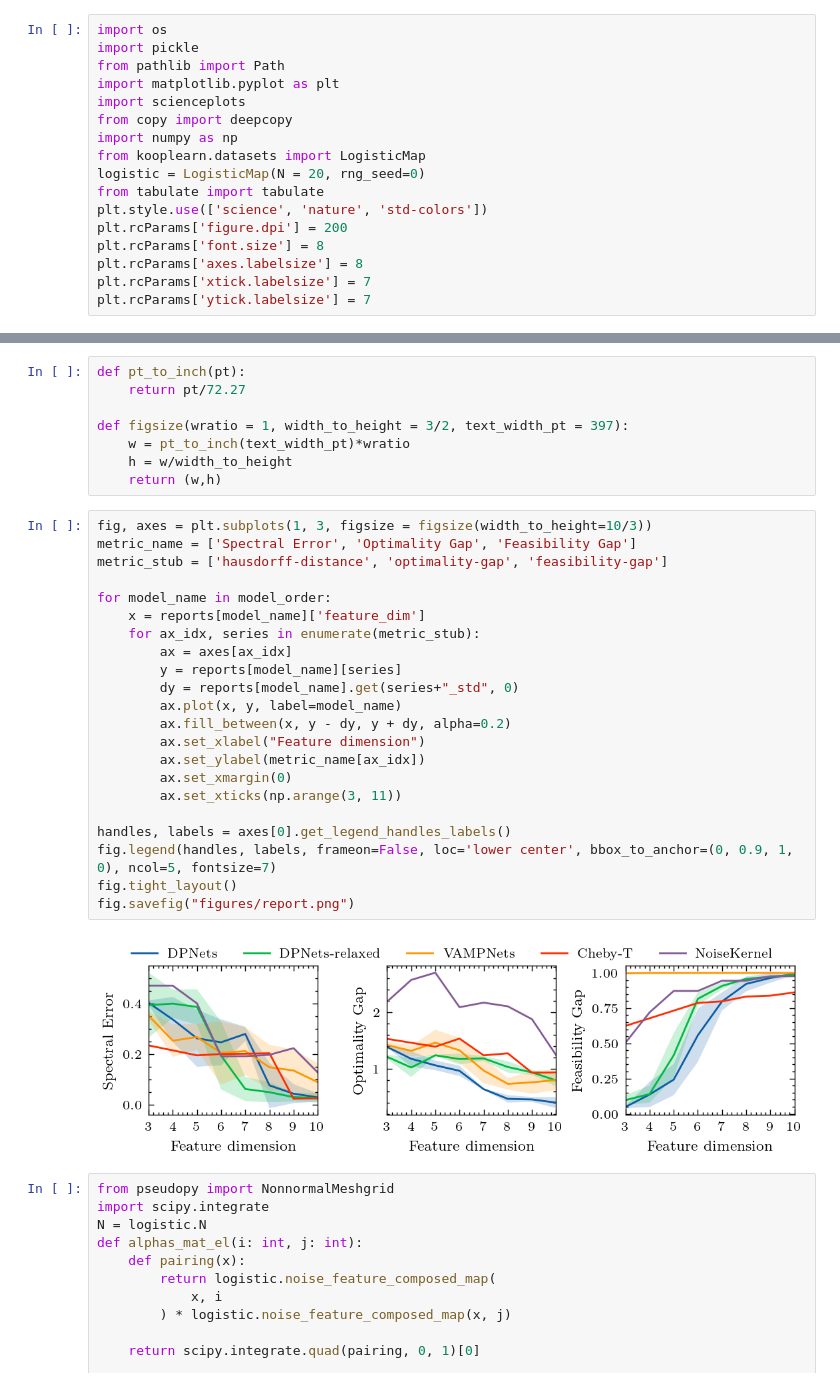
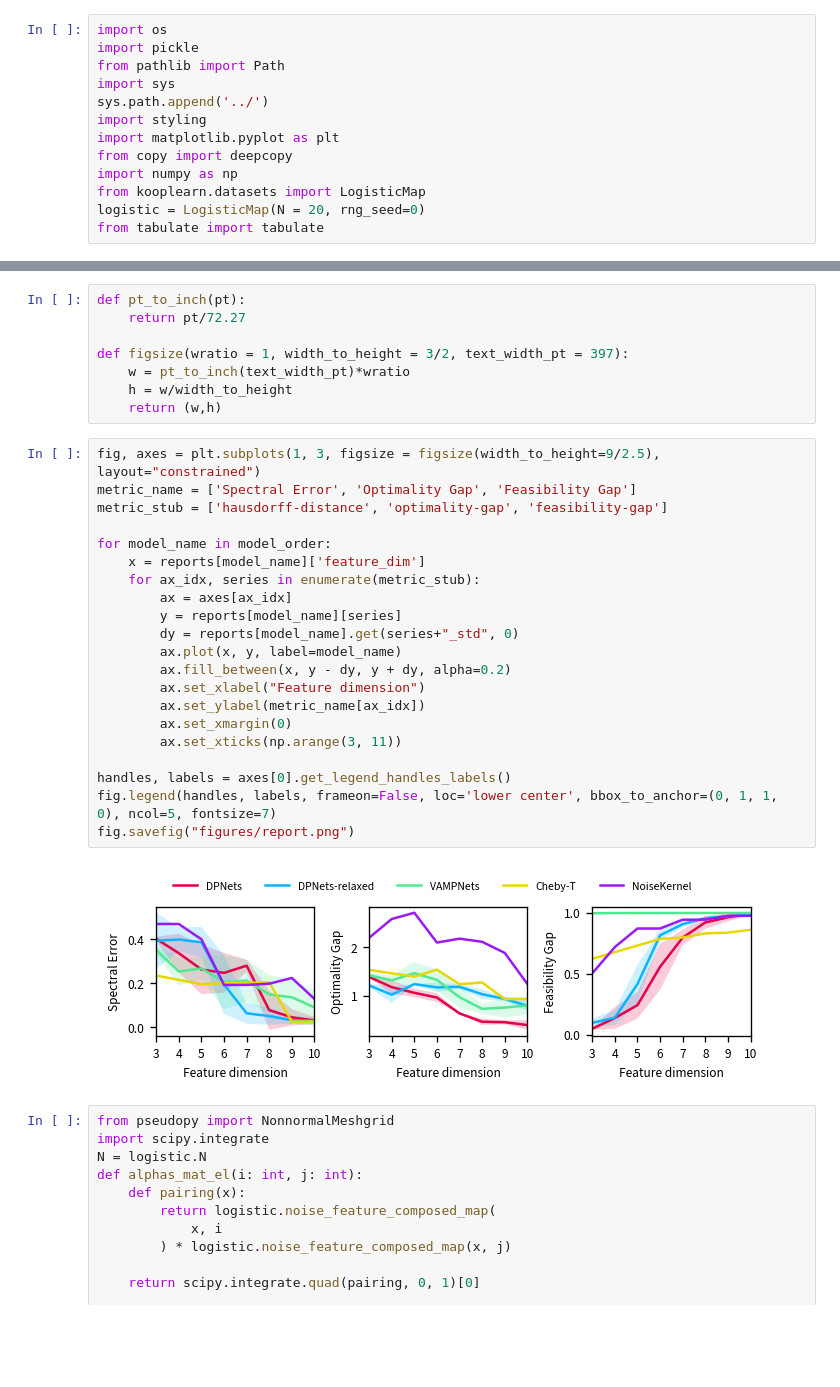
Before and after one commit to pietronvll/DPNets, a Jupyter notebook: logistic_map/figures.ipynb, the cells around one changed output, grey strips where cells are left out. Saved outputs shown, nothing was run; the diff lists cells and outputs as text; blank space fills up the shorter version.

Commit message:
Updating figure style

```diff
--- a/logistic_map/figures.ipynb
+++ b/logistic_map/figures.ipynb
@@ -2,16 +2,12 @@
 import os
 import pickle
 from pathlib import Path
+import sys
+sys.path.append('../')
+import styling
 import matplotlib.pyplot as plt
-import scienceplots
 from copy import deepcopy
 import numpy as np
 from kooplearn.datasets import LogisticMap
 logistic = LogisticMap(N = 20, rng_seed=0)
 from tabulate import tabulate
-plt.style.use(['science', 'nature', 'std-colors'])
-plt.rcParams['figure.dpi'] = 200
-plt.rcParams['font.size'] = 8
-plt.rcParams['axes.labelsize'] = 8
-plt.rcParams['xtick.labelsize'] = 7
-plt.rcParams['ytick.labelsize'] = 7
@@ -147,29 +145,28 @@ def figsize(wratio = 1, width_to_height = 3/2, text_width_pt = 397):
     h = w/width_to_height
     return (w,h)
 # %%
-fig, axes = plt.subplots(1, 3, figsize = figsize(width_to_height=10/3))
+fig, axes = plt.subplots(1, 3, figsize = figsize(width_to_height=9/2.5), layout="constrained")
 metric_name = ['Spectral Error', 'Optimality Gap', 'Feasibility Gap']
 metric_stub = ['hausdorff-distance', 'optimality-gap', 'feasibility-gap']
 
 for model_name in model_order:
     x = reports[model_name]['feature_dim']
     for ax_idx, series in enumerate(metric_stub):
         ax = axes[ax_idx]
         y = reports[model_name][series]
         dy = reports[model_name].get(series+"_std", 0)
         ax.plot(x, y, label=model_name)
         ax.fill_between(x, y - dy, y + dy, alpha=0.2)
         ax.set_xlabel("Feature dimension")
         ax.set_ylabel(metric_name[ax_idx])
         ax.set_xmargin(0)
         ax.set_xticks(np.arange(3, 11))
 
 handles, labels = axes[0].get_legend_handles_labels()
-fig.legend(handles, labels, frameon=False, loc='lower center', bbox_to_anchor=(0, 0.9, 1, 0), ncol=5, fontsize=7)
-fig.tight_layout()
+fig.legend(handles, labels, frameon=False, loc='lower center', bbox_to_anchor=(0, 1, 1, 0), ncol=5, fontsize=7)
 fig.savefig("figures/report.png")
 # %% [output]
-[figure, old version]
+[figure, new version]
 # %%
 from pseudopy import NonnormalMeshgrid
 import scipy.integrate
```
Also changed, not shown: parts of 1 cell of this notebook, 2 other files.
